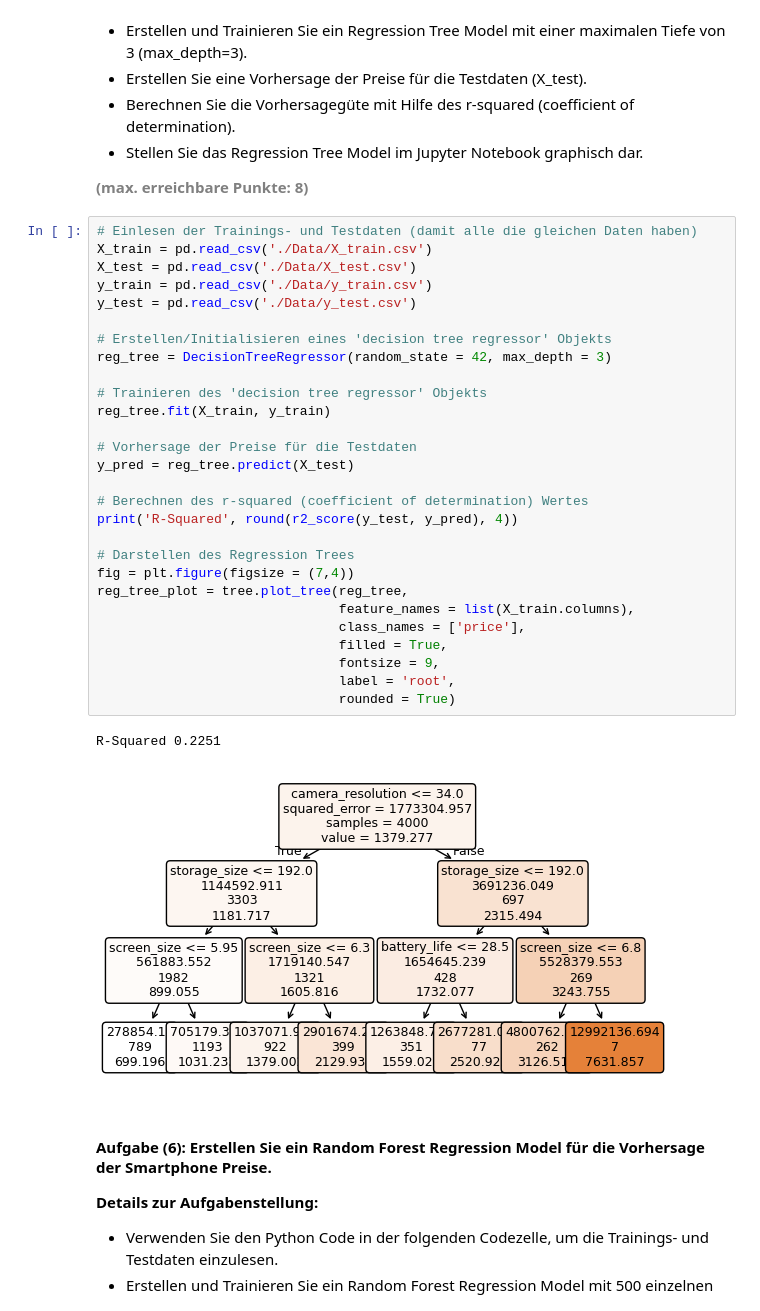
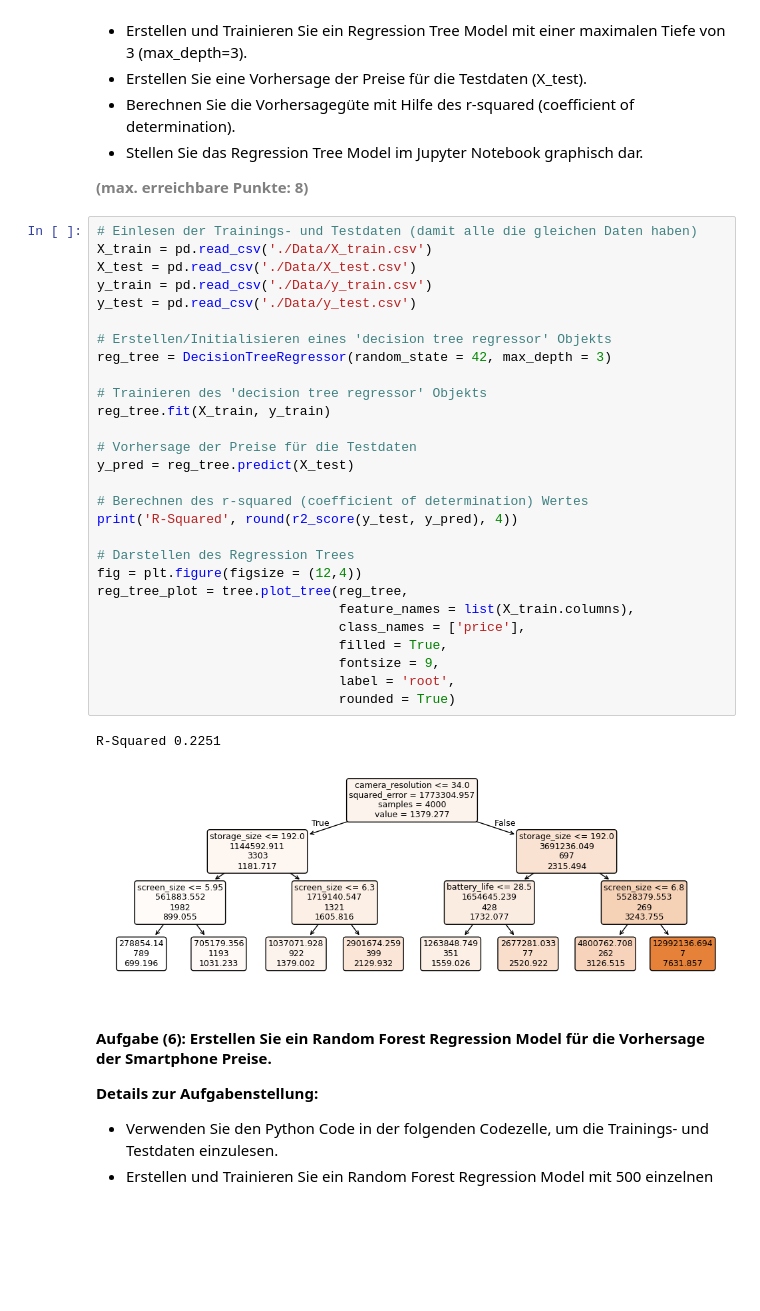
Before and after one commit to migifor-forstmi4/python_machine_learning_basics, a Jupyter notebook: AP03/AP03_Machine_Learning.ipynb, the cells around one changed output. Saved outputs shown, nothing was run; the diff lists cells and outputs as text; blank space fills up the shorter version.

```diff
--- a/AP03/AP03_Machine_Learning.ipynb
+++ b/AP03/AP03_Machine_Learning.ipynb
@@ -329,34 +329,34 @@ Lösung: 950.64
 # %%
 # Einlesen der Trainings- und Testdaten (damit alle die gleichen Daten haben)
 X_train = pd.read_csv('./Data/X_train.csv')
 X_test = pd.read_csv('./Data/X_test.csv')
 y_train = pd.read_csv('./Data/y_train.csv')
 y_test = pd.read_csv('./Data/y_test.csv')
 
 # Erstellen/Initialisieren eines 'decision tree regressor' Objekts
 reg_tree = DecisionTreeRegressor(random_state = 42, max_depth = 3)
 
 # Trainieren des 'decision tree regressor' Objekts
 reg_tree.fit(X_train, y_train)
 
 # Vorhersage der Preise für die Testdaten
 y_pred = reg_tree.predict(X_test)
 
 # Berechnen des r-squared (coefficient of determination) Wertes
 print('R-Squared', round(r2_score(y_test, y_pred), 4))
 
 # Darstellen des Regression Trees
-fig = plt.figure(figsize = (7,4))
+fig = plt.figure(figsize = (12,4))
 reg_tree_plot = tree.plot_tree(reg_tree,
                                feature_names = list(X_train.columns),
                                class_names = ['price'],
                                filled = True,
                                fontsize = 9,
                                label = 'root',
                                rounded = True)
 # %% [output]
 R-Squared 0.2251
-[figure, old version]
+[figure, new version]
 # %% [markdown]
 #### <b>Aufgabe (6): Erstellen Sie ein Random Forest Regression Model für die Vorhersage der Smartphone Preise.</b>
 <b>Details zur Aufgabenstellung:</b>
```
